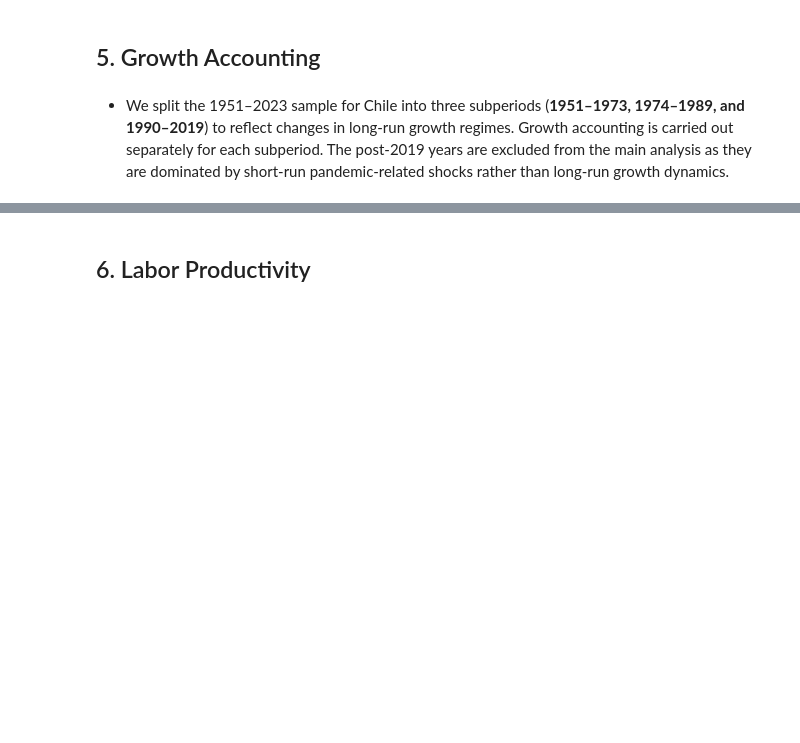
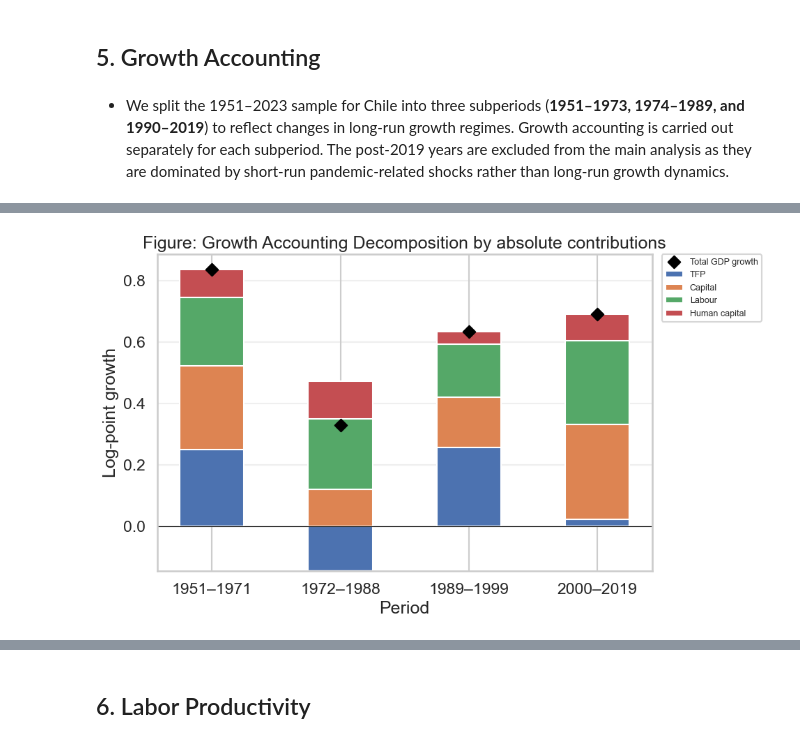
Before and after one commit to IcarusBai/EC2B1_Coursework, a Jupyter notebook: EC2B1_Coursework_Program.ipynb, the cells around one changed output, grey strips where cells are left out. Saved outputs shown, nothing was run; the diff lists cells and outputs as text; code cells hidden in the pictures; blank space fills up the shorter version.

```diff
--- a/EC2B1_Coursework_Program.ipynb
+++ b/EC2B1_Coursework_Program.ipynb
@@ -493,3 +424,64 @@ plt.show()
+# %%
+# Stacked bar chart of growth accounting contributions
+
+if data_Chile.index.name != "year":
+    data_Chile = data_Chile.set_index("year")
+
+# Recompute numeric contributions for plotting
+contrib_data = []
+for (s, e) in periods:
+    gY = data_Chile.loc[e, "ln_Y"] - data_Chile.loc[s, "ln_Y"]
+    gk = data_Chile.loc[e, "ln_k"] - data_Chile.loc[s, "ln_k"]
+    gl = data_Chile.loc[e, "ln_l"] - data_Chile.loc[s, "ln_l"]
+    gA = data_Chile.loc[e, "ln_tfp"] - data_Chile.loc[s, "ln_tfp"]
+    gh = data_Chile.loc[e, "ln_hc"] - data_Chile.loc[s, "ln_hc"]
+    contrib_data.append({
+        "Period": f"{s}–{e}",
+        "TFP": gA,
+        "Capital": alpha * gk,
+        "Labour": (1 - alpha) * gl,
+        "Human capital": (1 - alpha) * gh,
+    })
+
+contrib_df = pd.DataFrame(contrib_data).set_index("Period")
+
+# Separate positive and negative values for proper stacking
+pos = contrib_df.clip(lower=0)
+neg = contrib_df.clip(upper=0)
+
+colors = ['#4C72B0', '#DD8452', '#55A868', '#C44E52']
+labels = contrib_df.columns
+
+fig, ax = plt.subplots(figsize=(10, 6))
+
+# Stack positive bars
+bottom_pos = np.zeros(len(contrib_df))
+for i, col in enumerate(labels):
+    ax.bar(contrib_df.index, pos[col], bottom=bottom_pos,
+           color=colors[i], label=col, edgecolor='white', width=0.5)
+    bottom_pos += pos[col].values
+
+# Stack negative bars
+bottom_neg = np.zeros(len(contrib_df))
+for i, col in enumerate(labels):
+    ax.bar(contrib_df.index, neg[col], bottom=bottom_neg,
+           color=colors[i], edgecolor='white', width=0.5)
+    bottom_neg += neg[col].values
+
+# Total GDP growth markers
+totals = contrib_df.sum(axis=1)
+ax.scatter(contrib_df.index, totals, color='black', zorder=5, s=80, marker='D', label='Total GDP growth')
+
+ax.axhline(0, color='black', linewidth=0.8)
+ax.set_ylabel('Log-point growth')
+ax.set_xlabel('Period')
+ax.set_title('Figure: Growth Accounting Decomposition by absolute contributions')
+ax.legend(fontsize=9, loc='upper left', bbox_to_anchor=(1.02, 1), borderaxespad=0)
+ax.grid(axis='y', alpha=0.3)
+plt.tight_layout()
+plt.show()
+# %% [output]
+[figure, added]
 # %%
 # Plot a graph of changes in the level of capital
 fig, axes = plt.subplots(1, 3, figsize=(20, 6))
```
Also changed, not shown: parts of 13 cells of this notebook.
